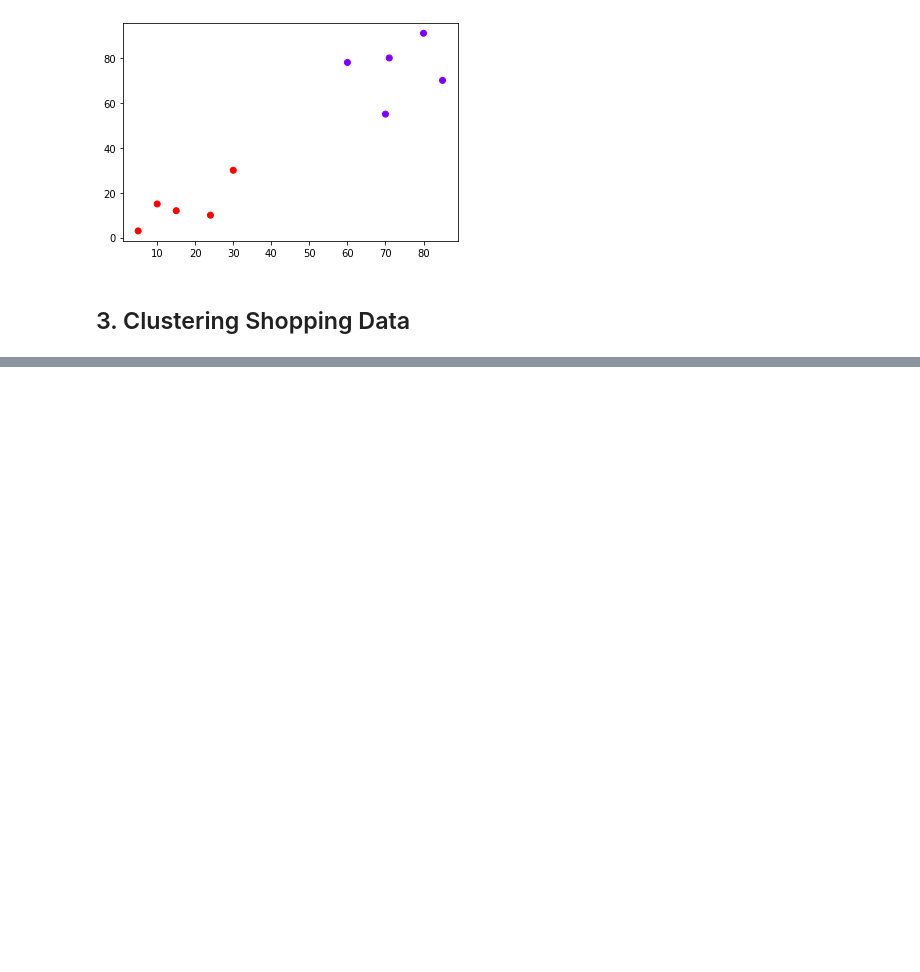
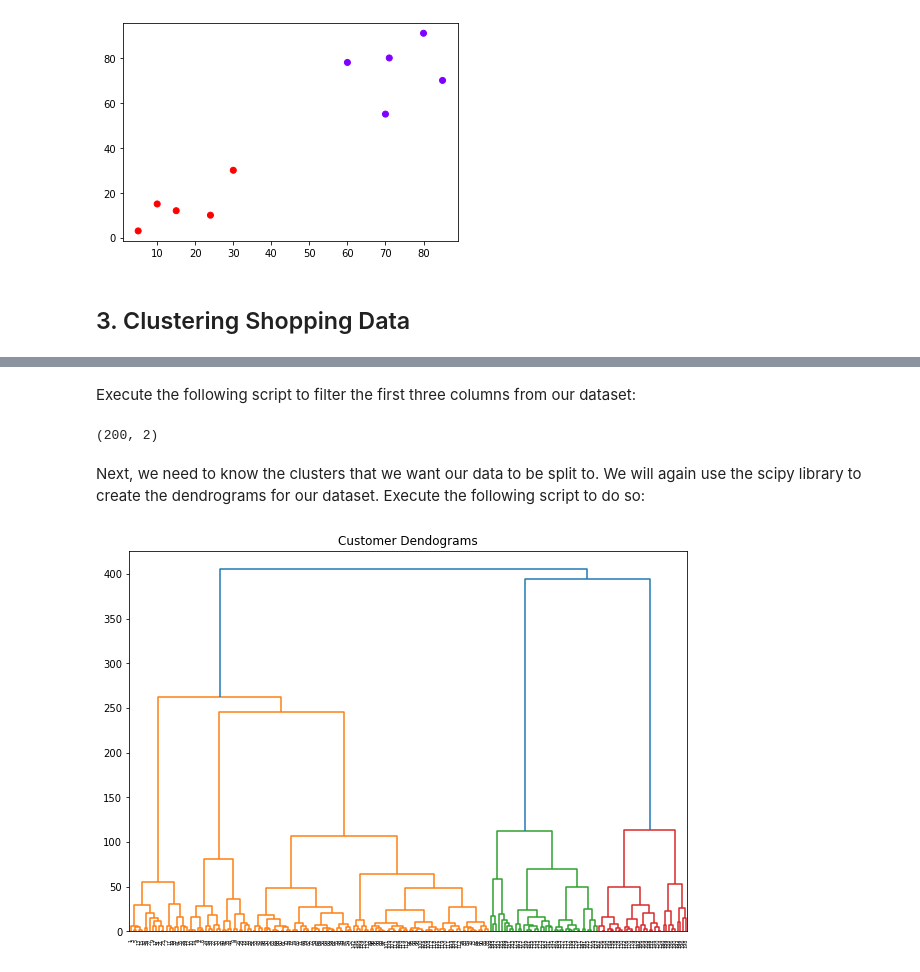
Before and after one commit to zhangjianzhang/text_mining, a Jupyter notebook: files/codes/lecture_8/lecture_8_2.ipynb, the cells around one changed output, grey strips where cells are left out. Cells and saved outputs as stored; diff of their text form; code cells hidden in the pictures; blank space fills up the shorter version.

```diff
--- a/files/codes/lecture_8/lecture_8_2.ipynb
+++ b/files/codes/lecture_8/lecture_8_2.ipynb
@@ -156,0 +174,2 @@ plt.scatter(X[:,0],X[:,1], c=cluster.labels_, cmap='rainbow')
+# %%
+customer_data = pd.read_csv('./hierarchical-clustering-with-python-and-scikit-learn-shopping-data.csv')
@@ -156,0 +197,18 @@ plt.scatter(X[:,0],X[:,1], c=cluster.labels_, cmap='rainbow')
+# %% [markdown]
+Execute the following script to filter the first three columns from our dataset:
+# %%
+data = customer_data.iloc[:, 3:5].values
+# %%
+data.shape
+# %% [output]
+(200, 2)
+# %% [markdown]
+Next, we need to know the clusters that we want our data to be split to. We will again use the scipy library to create the dendrograms for our dataset. Execute the following script to do so:
+# %%
+import scipy.cluster.hierarchy as shc
+
+plt.figure(figsize=(10, 7))
+plt.title("Customer Dendograms")
+dend = shc.dendrogram(shc.linkage(data, method='ward'))
+# %% [output]
+[figure, added]
```
Also changed, not shown: parts of 10 cells of this notebook, 2 other files.
